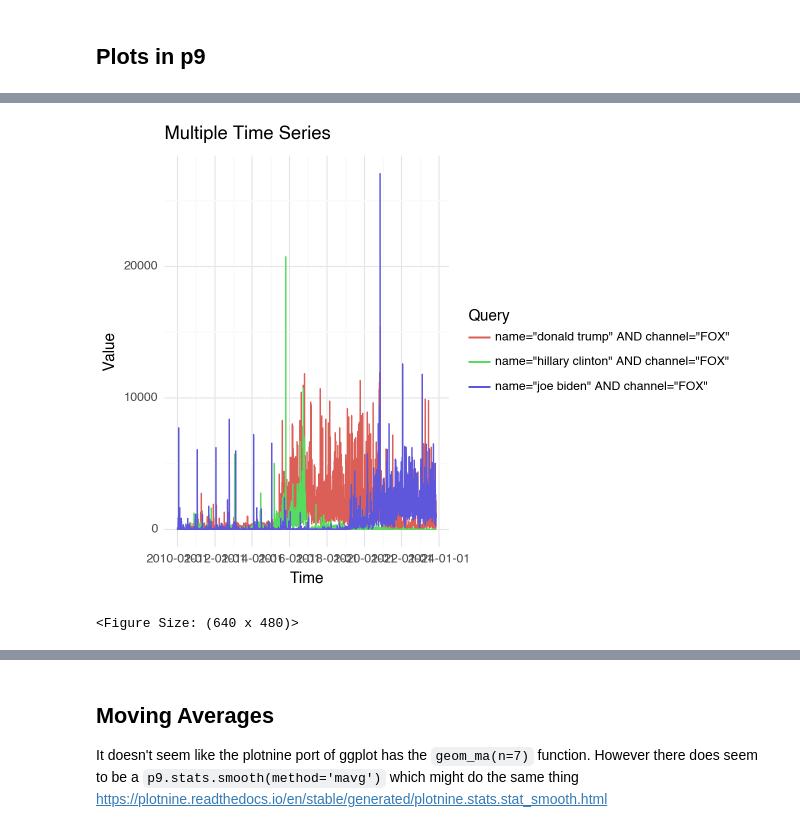
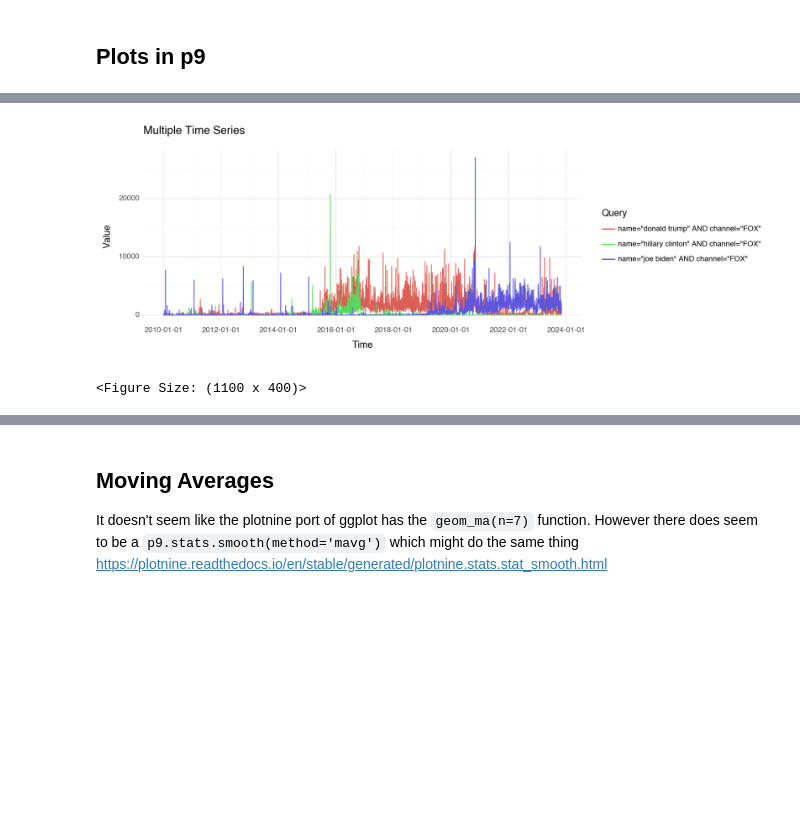
Before and after one commit to mjdanbury/TrumpCoverageCJR2023, a Jupyter notebook: Wrangling.ipynb, the cells around one changed output, grey strips where cells are left out. Saved outputs shown, nothing was run; the diff lists cells and outputs as text; code cells hidden in the pictures; blank space fills up the shorter version.

```diff
--- a/Wrangling.ipynb
+++ b/Wrangling.ipynb
@@ -60,11 +61,12 @@ msnbc_long = df_msnbc.stack().reset_index().rename(columns={0: "Value"})
 # %%
 (p9.ggplot(fox_long, p9.aes(x='Time', y='Value', color='Query'))
  + p9.geom_line()
  + p9.theme_minimal()
+ + p9.theme(figure_size=(11, 4))
  + p9.labs(title='Multiple Time Series', x='Time', y='Value'))
 # %% [output]
-[figure, old version]
+[figure, new version]
-<Figure Size: (640 x 480)>
+<Figure Size: (1100 x 400)>
 # %%
 (p9.ggplot(msnbc_long, p9.aes(x='Time', y='Value', color='Query'))
  + p9.geom_line()
```
Also changed, not shown: parts of 3 cells of this notebook.
